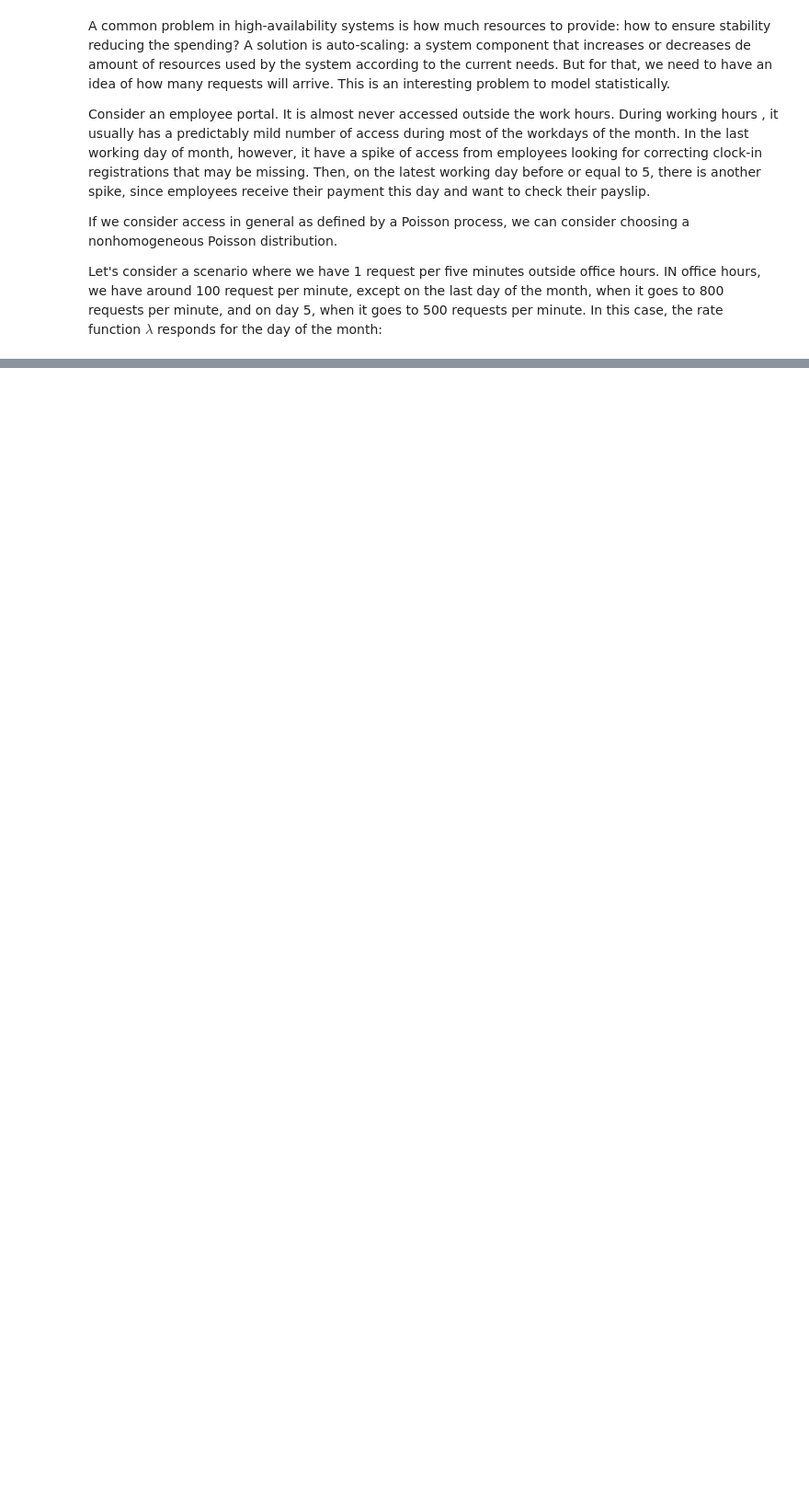
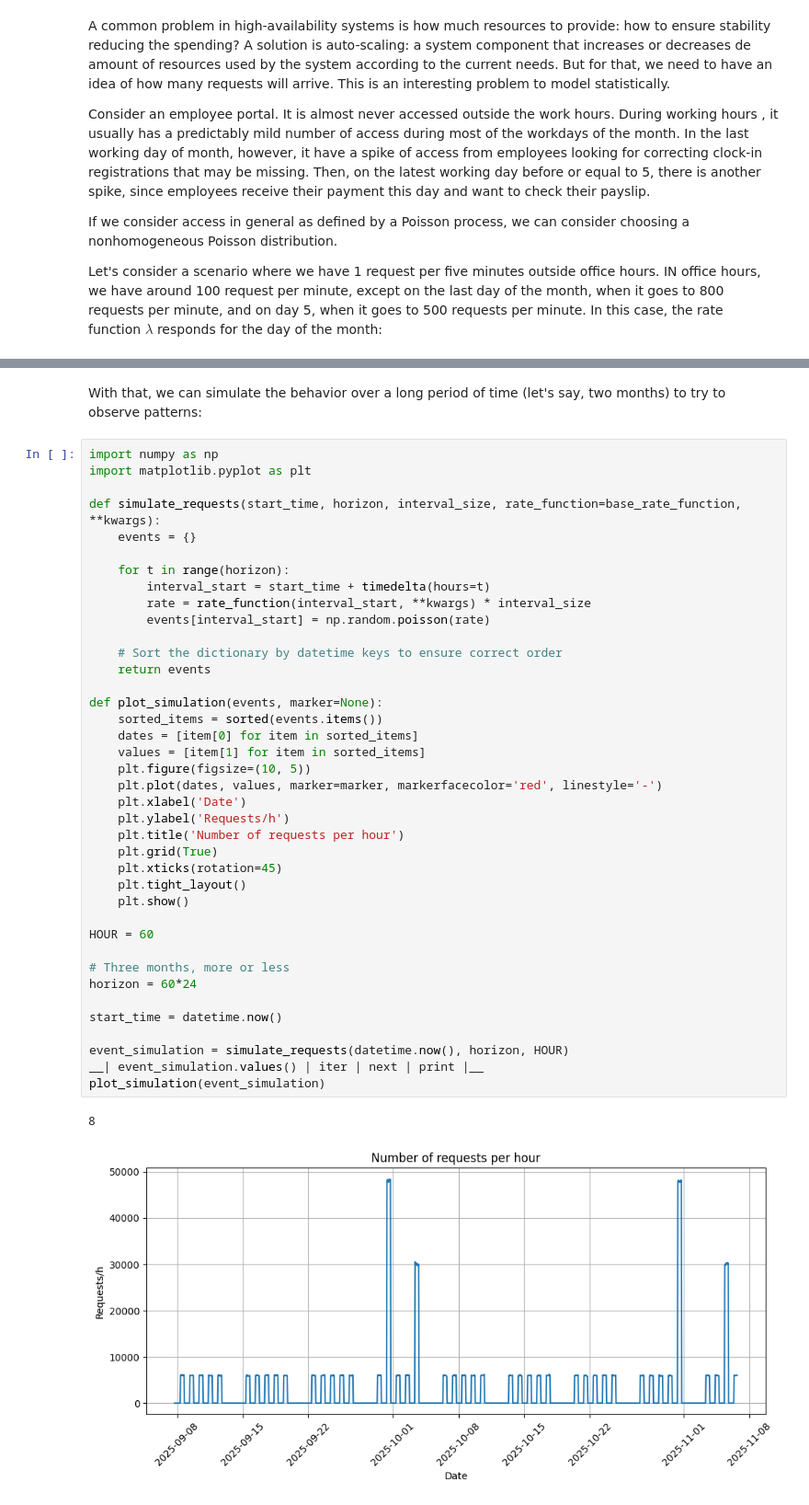
Before and after one commit to brandizzi/AEDI2025, a Jupyter notebook: RateAccessMonteCArlo.ipynb, the cells around one changed output, grey strips where cells are left out. Shown at 92% size. Cells and saved outputs as stored; diff of their text form; blank space fills up the shorter version.

```diff
--- a/RateAccessMonteCArlo.ipynb
+++ b/RateAccessMonteCArlo.ipynb
@@ -146,3 +149,47 @@ def D(s):
     except ValueError as e:
         sd = strptime(s, '%Y-%m-%d')
     return datetime(*sd[:5])
+# %% [markdown]
+With that, we can simulate the behavior over a long period of time (let's say, two months) to try to observe patterns:
+# %%
+import numpy as np
+import matplotlib.pyplot as plt
+
+def simulate_requests(start_time, horizon, interval_size, rate_function=base_rate_function, **kwargs):
+    events = {}
+
+    for t in range(horizon):
+        interval_start = start_time + timedelta(hours=t)
+        rate = rate_function(interval_start, **kwargs) * interval_size
+        events[interval_start] = np.random.poisson(rate)
+
+    # Sort the dictionary by datetime keys to ensure correct order
+    return events
+
+def plot_simulation(events, marker=None):
+    sorted_items = sorted(events.items())
+    dates = [item[0] for item in sorted_items]
+    values = [item[1] for item in sorted_items]
+    plt.figure(figsize=(10, 5))
+    plt.plot(dates, values, marker=marker, markerfacecolor='red', linestyle='-')
+    plt.xlabel('Date')
+    plt.ylabel('Requests/h')
+    plt.title('Number of requests per hour')
+    plt.grid(True)
+    plt.xticks(rotation=45)
+    plt.tight_layout()
+    plt.show()
+
+HOUR = 60
+
+# Three months, more or less
+horizon = 60*24
+
+start_time = datetime.now()
+
+event_simulation = simulate_requests(datetime.now(), horizon, HOUR)
+__| event_simulation.values() | iter | next | print |__
+plot_simulation(event_simulation)
+# %% [output]
+8
+[figure, added]
```
Also changed, not shown: parts of 7 cells of this notebook.
